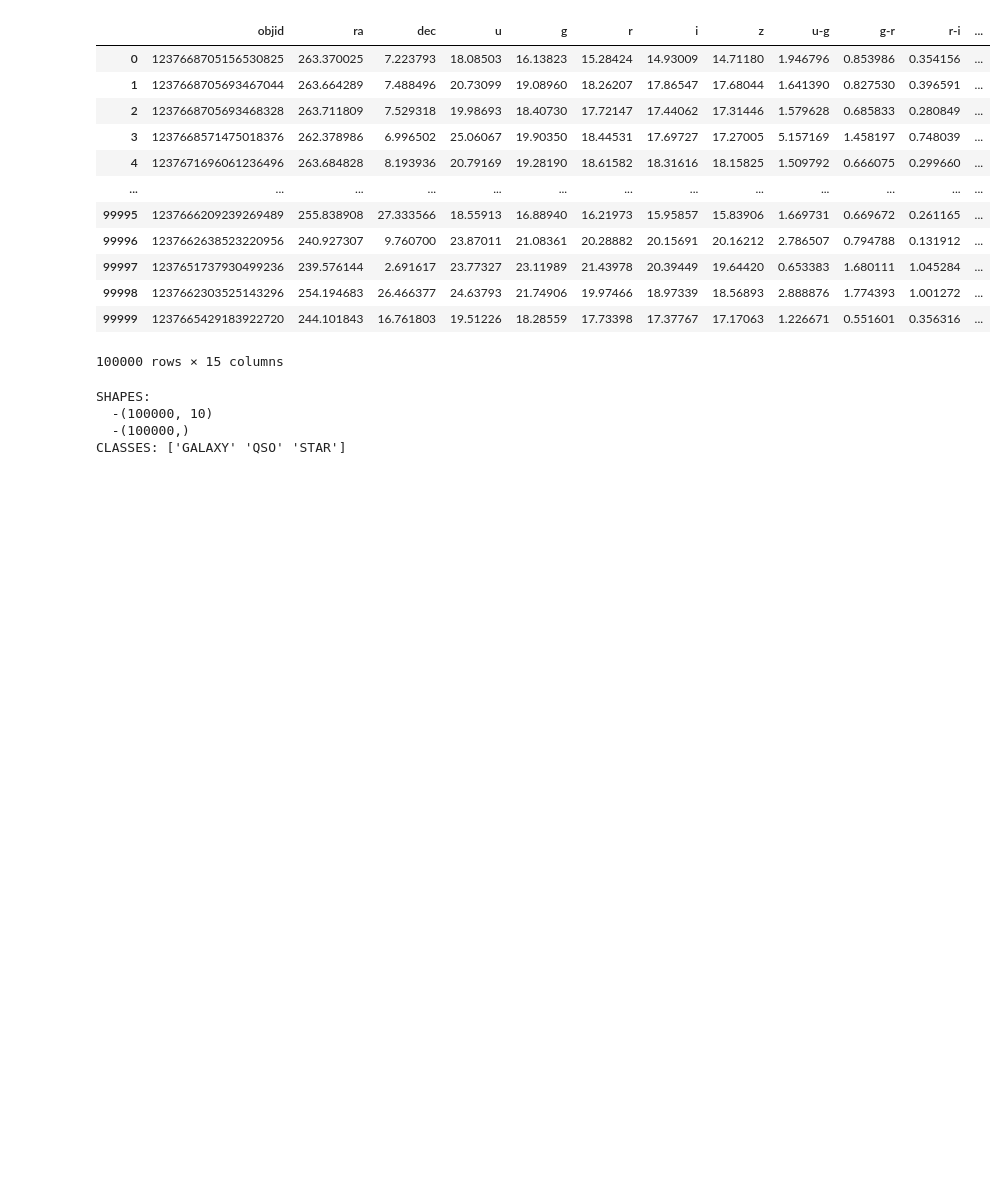
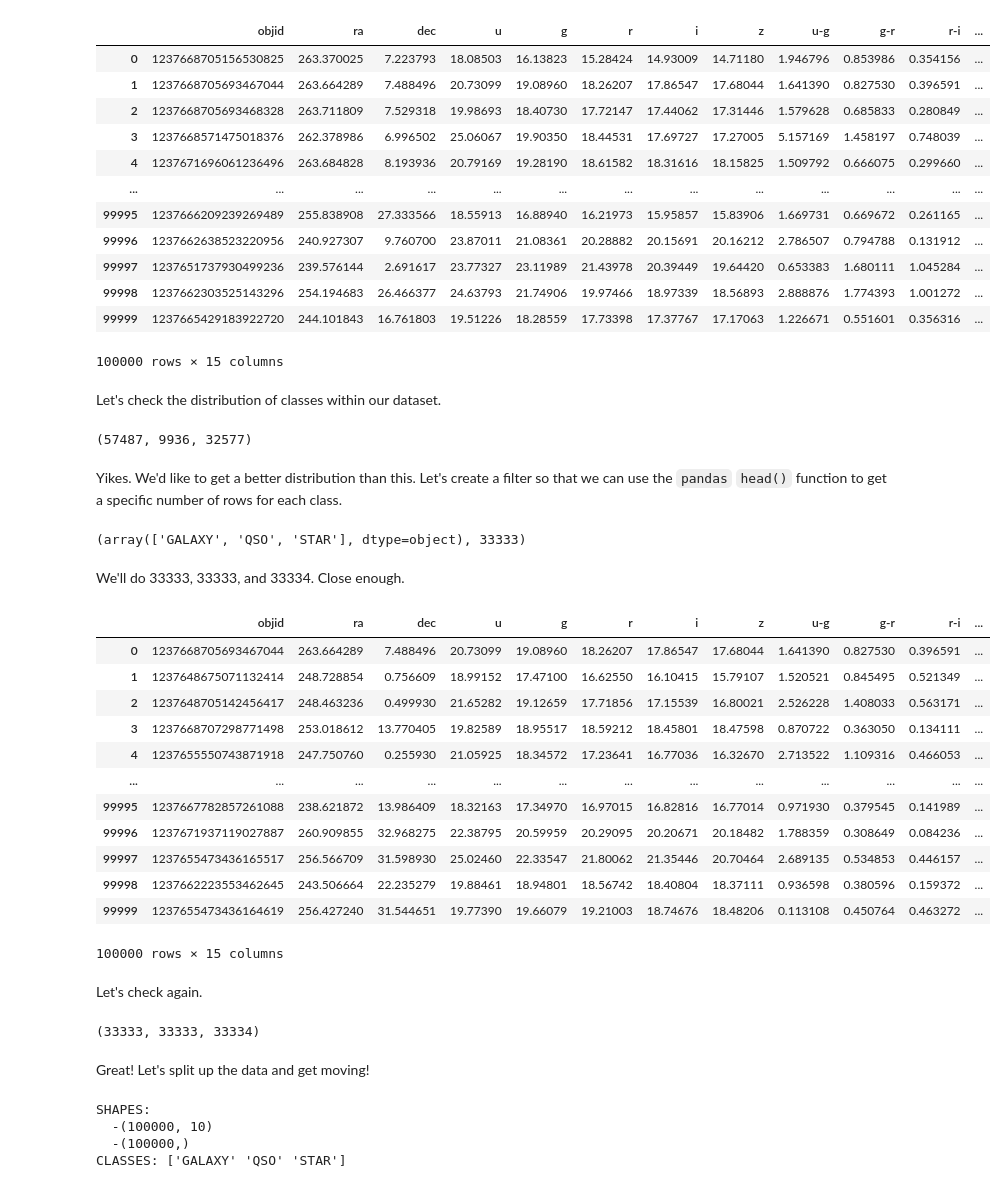
Before and after one commit to eli-johnson-04/sdss-performance-comparison, a Jupyter notebook: script.ipynb, the cells around one changed output. Saved outputs shown, nothing was run; the diff lists cells and outputs as text; code cells hidden in the pictures; blank space fills up the shorter version.

Commit message:
Tested another SVM-C, added equal class distribution

```diff
--- a/script.ipynb
+++ b/script.ipynb
@@ -164,6 +183,66 @@ data
 | 99998 | 1237662303525143296 | 254.194683 | 26.466377 | 24.63793 | 21.74906 | 19.97466 | 18.97339 | 18.56893 | 2.888876 | 1.774393 | 1.001272 | ... |
 | 99999 | 1237665429183922720 | 244.101843 | 16.761803 | 19.51226 | 18.28559 | 17.73398 | 17.37767 | 17.17063 | 1.226671 | 0.551601 | 0.356316 | ... |
 100000 rows × 15 columns
+# %% [markdown]
+Let's check the distribution of classes within our dataset.
+# %%
+count_galaxy = len(data[data['class'] == 'GALAXY'])
+count_qso = len(data[data['class'] == 'QSO'])
+count_star = len(data[data['class'] == 'STAR'])
+count_galaxy, count_qso, count_star
+# %% [output]
+(57487, 9936, 32577)
+# %% [markdown]
+Yikes. We'd like to get a better distribution than this. Let's create a filter so that we can use the `pandas` `head()` function to get a specific number of rows for each class.
+# %%
+classes = np.unique(data['class'])
+ROWS_PER_CLASS = int(np.floor(NROWS / len(classes)))
+classes, ROWS_PER_CLASS
+# %% [output]
+(array(['GALAXY', 'QSO', 'STAR'], dtype=object), 33333)
+# %% [markdown]
+We'll do 33333, 33333, and 33334. Close enough.
+# %%
+
+# Load all the data to make sure we get enough for each class
+data_500k = pd.read_csv(paths['data'])
+
+# Filter the data by class
+galaxy_filtered = data_500k[data_500k['class'] == 'GALAXY']
+qso_filtered = data_500k[data_500k['class'] == 'QSO']
+star_filtered = data_500k[data_500k['class'] == 'STAR']
+
+del data_500k
+
+# Get the specified number of values and concatenate their results into a single dataframe, resetting their indices
+data = pd.concat([galaxy_filtered.head(ROWS_PER_CLASS), qso_filtered.head(ROWS_PER_CLASS), star_filtered.head(ROWS_PER_CLASS + 1)], ignore_index=True)
+del galaxy_filtered, qso_filtered, star_filtered
+data
+# %% [output]
+|  | objid | ra | dec | u | g | r | i | z | u-g | g-r | r-i | ... |
+| 0 | 1237668705693467044 | 263.664289 | 7.488496 | 20.73099 | 19.08960 | 18.26207 | 17.86547 | 17.68044 | 1.641390 | 0.827530 | 0.396591 | ... |
+| 1 | 1237648675071132414 | 248.728854 | 0.756609 | 18.99152 | 17.47100 | 16.62550 | 16.10415 | 15.79107 | 1.520521 | 0.845495 | 0.521349 | ... |
+| 2 | 1237648705142456417 | 248.463236 | 0.499930 | 21.65282 | 19.12659 | 17.71856 | 17.15539 | 16.80021 | 2.526228 | 1.408033 | 0.563171 | ... |
+| 3 | 1237668707298771498 | 253.018612 | 13.770405 | 19.82589 | 18.95517 | 18.59212 | 18.45801 | 18.47598 | 0.870722 | 0.363050 | 0.134111 | ... |
+| 4 | 1237655550743871918 | 247.750760 | 0.255930 | 21.05925 | 18.34572 | 17.23641 | 16.77036 | 16.32670 | 2.713522 | 1.109316 | 0.466053 | ... |
+| ... | ... | ... | ... | ... | ... | ... | ... | ... | ... | ... | ... | ... |
+| 99995 | 1237667782857261088 | 238.621872 | 13.986409 | 18.32163 | 17.34970 | 16.97015 | 16.82816 | 16.77014 | 0.971930 | 0.379545 | 0.141989 | ... |
+| 99996 | 1237671937119027887 | 260.909855 | 32.968275 | 22.38795 | 20.59959 | 20.29095 | 20.20671 | 20.18482 | 1.788359 | 0.308649 | 0.084236 | ... |
+| 99997 | 1237655473436165517 | 256.566709 | 31.598930 | 25.02460 | 22.33547 | 21.80062 | 21.35446 | 20.70464 | 2.689135 | 0.534853 | 0.446157 | ... |
+| 99998 | 1237662223553462645 | 243.506664 | 22.235279 | 19.88461 | 18.94801 | 18.56742 | 18.40804 | 18.37111 | 0.936598 | 0.380596 | 0.159372 | ... |
+| 99999 | 1237655473436164619 | 256.427240 | 31.544651 | 19.77390 | 19.66079 | 19.21003 | 18.74676 | 18.48206 | 0.113108 | 0.450764 | 0.463272 | ... |
+100000 rows × 15 columns
+# %% [markdown]
+Let's check again.
+# %%
+count_galaxy = len(data[data['class'] == 'GALAXY'])
+count_qso = len(data[data['class'] == 'QSO'])
+count_star = len(data[data['class'] == 'STAR'])
+count_galaxy, count_qso, count_star
+# %% [output]
+(33333, 33333, 33334)
+# %% [markdown]
+Great! Let's split up the data and get moving!
 # %%
 # Separate into X and Y
 X = data[FEATURES].values
```
Also changed, not shown: parts of 17 cells of this notebook, 5 other files.
